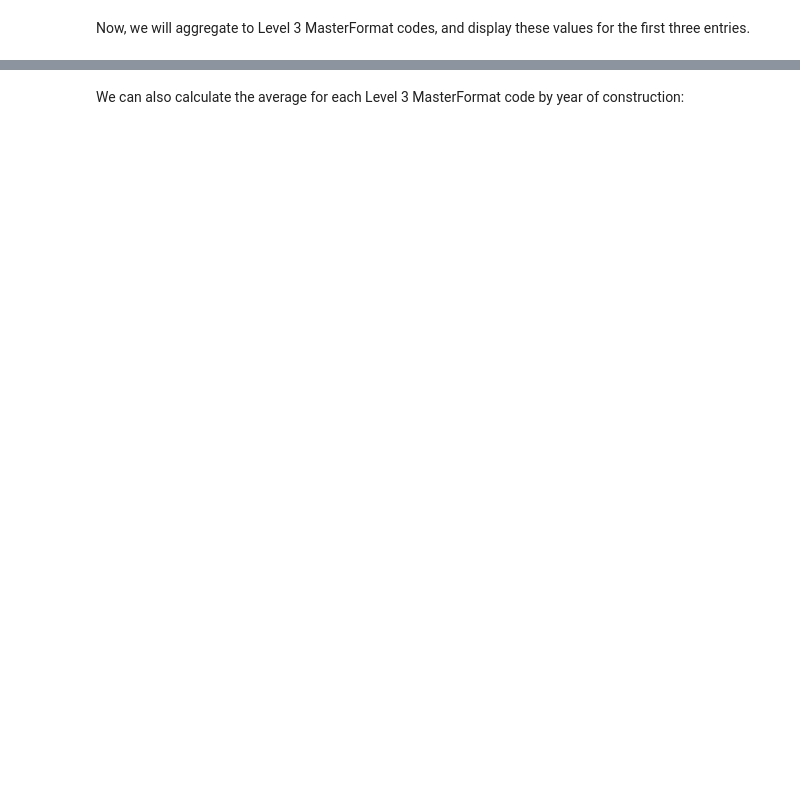
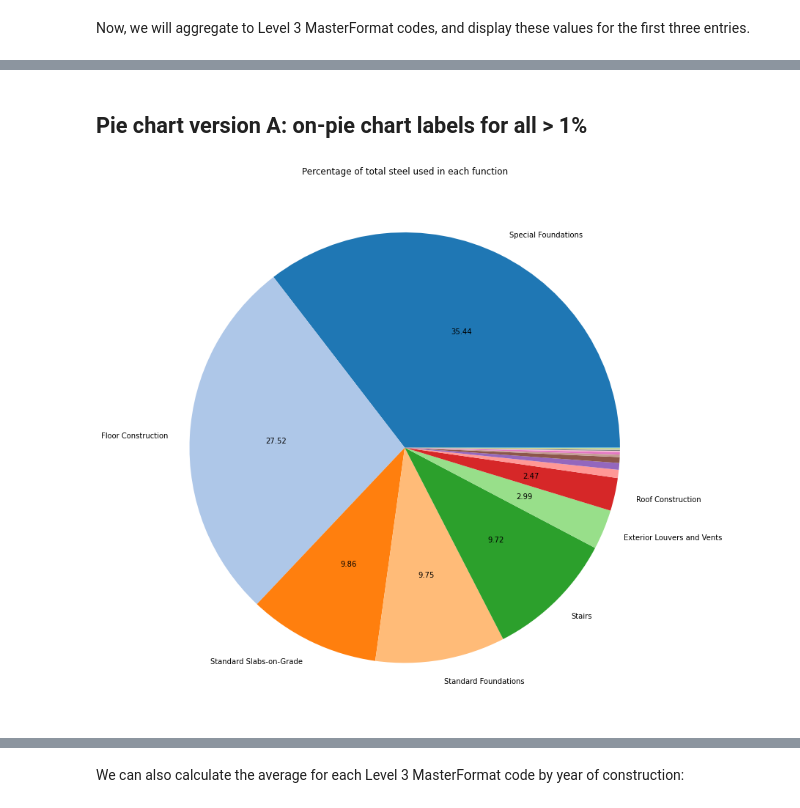
Before and after one commit to alexwolson/A-Construction-Classification-System-Database-for-Understanding-Resource-Use-in-Buildings, a Jupyter notebook: Sample Code/Sample.ipynb, the cells around one changed output, grey strips where cells are left out. Saved outputs shown, nothing was run; the diff lists cells and outputs as text; code cells hidden in the pictures; blank space fills up the shorter version.

```diff
--- a/Sample Code/Sample.ipynb
+++ b/Sample Code/Sample.ipynb
@@ -145,5 +143,5 @@ dtype: float64
 # %% [markdown]
 Now, we will aggregate to Level 3 MasterFormat codes, and display these values for the first three entries.
 # %%
-f = lambda x: re.split('[_\.\ ]',x)[1] #This function takes in a full column name and returns only the Level 3 MasterFormat code.
-steel_general_df = pd.concat([steel_df[headings[1:]],steel_df[cols].groupby(f,axis=1).sum()],axis=1)
+f = lambda x: name_map[re.split('[_\.\ ]',x)[1]] #This function takes in a full column name and returns only the Level 3 MasterFormat code.
+steel_general_df = steel_df[cols].groupby(f,axis=1).sum()
@@ -157,0 +171,13 @@ steel_general_df.head(3)
+# %% [markdown]
+## Pie chart version A: on-pie chart labels for all > 1%
+# %%
+def my_autopct(pct):
+    return ('%.2f' % pct) if pct > 1 else ''
+to_plot = steel_general_df.mean().sort_values(ascending=False)
+to_plot.plot.pie(figsize=(12,12),colormap='tab20',autopct=my_autopct,labels=[k if v > 1000 else '' for k,v in to_plot.items()])
+plt.ylabel('')
+plt.title('Percentage of total steel used in each function');
+# plt.legend(loc='center left',bbox_to_anchor=(-0.20, 0.75));
+plt.tight_layout();
+# %% [output]
+[figure, added]
```
Also changed, not shown: parts of 22 cells of this notebook, 3 other files.
